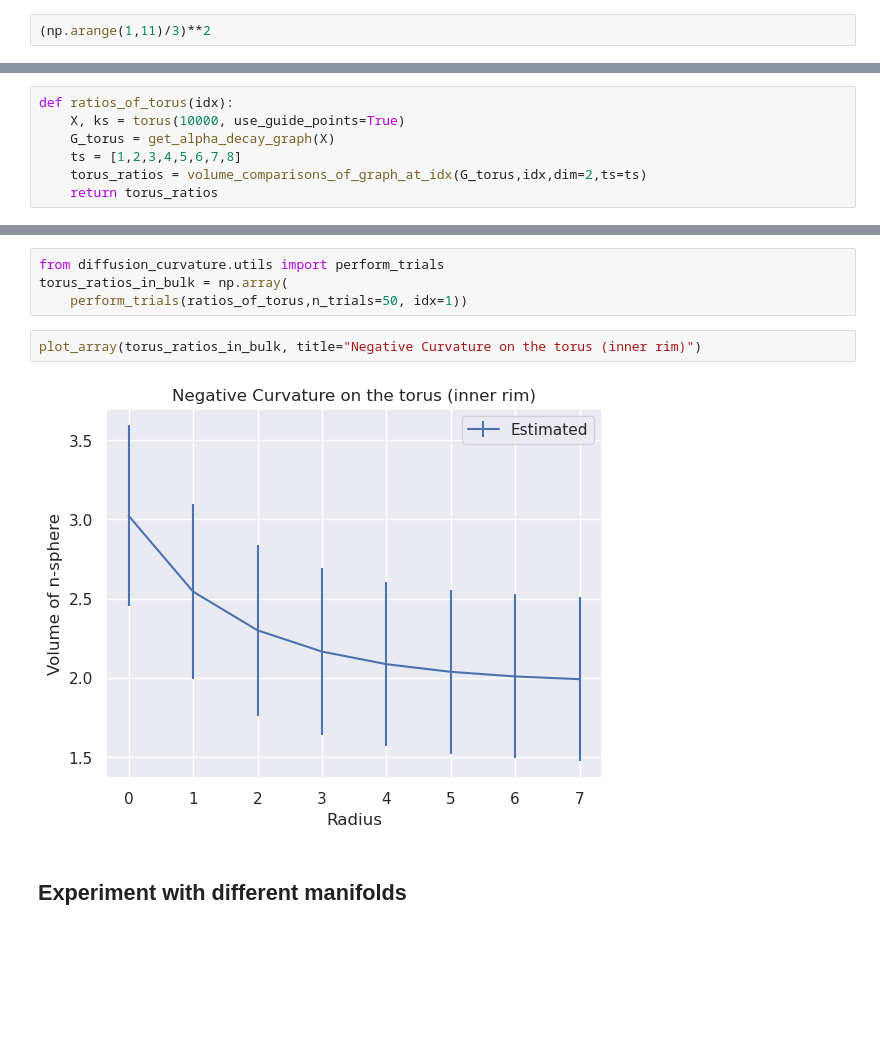
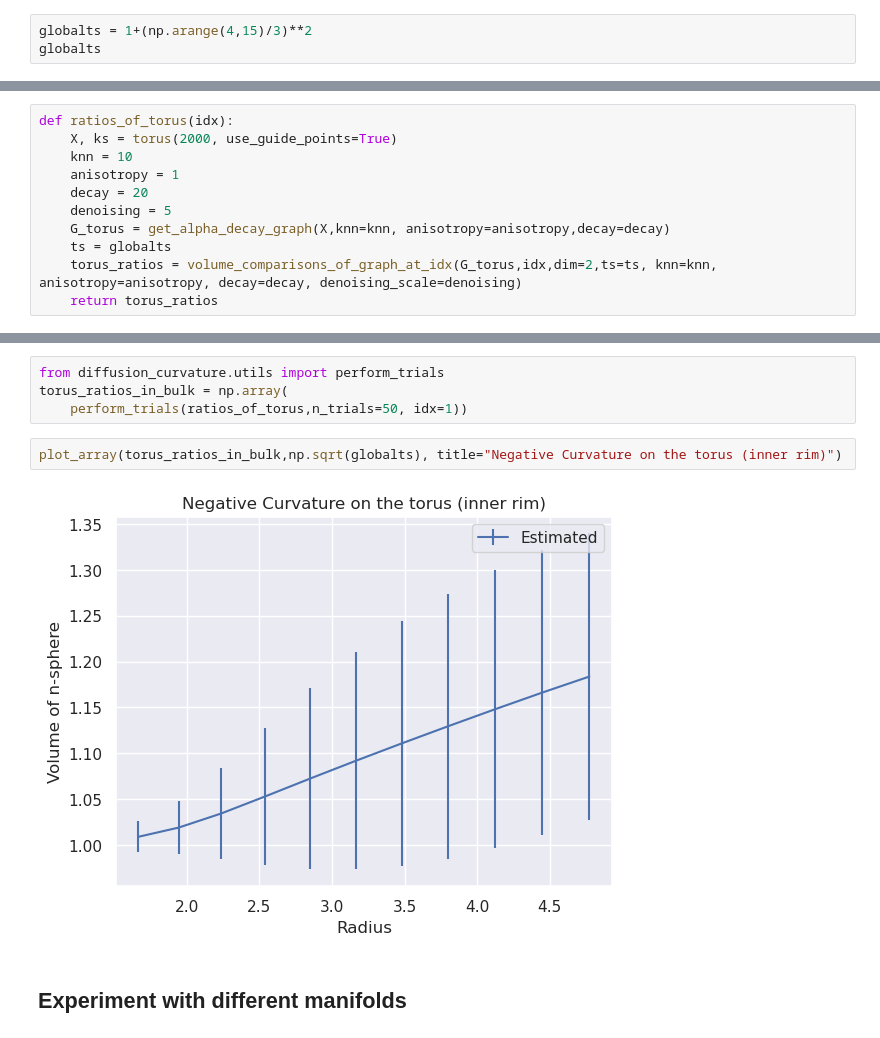
Before and after one commit to professorwug/diffusion_curvature_old, a Jupyter notebook: nbs/Curvature by Quadratic Fitting.ipynb, the cells around one changed output, grey strips where cells are left out. Cells and saved outputs as stored; diff of their text form; blank space fills up the shorter version.

```diff
--- a/nbs/Curvature by Quadratic Fitting.ipynb
+++ b/nbs/Curvature by Quadratic Fitting.ipynb
@@ -64,5 +111,6 @@ def extract_scalar_curvature(
 ### The Plane
 This is the most basic example. The volume ratios here should be flat.
 # %%
-(np.arange(1,11)/3)**2
+globalts = 1+(np.arange(4,15)/3)**2
+globalts
 # %% [output]
@@ -106,8 +156,12 @@ Coeffs are [-0.01564417  0.21658739 -0.91603003  3.05417879]
 The torus contains regions of both negative and positive curvature, allowing us to examine how the method responds to each of these.
 # %%
 def ratios_of_torus(idx):
-    X, ks = torus(10000, use_guide_points=True)
-    G_torus = get_alpha_decay_graph(X)
-    ts = [1,2,3,4,5,6,7,8]
-    torus_ratios = volume_comparisons_of_graph_at_idx(G_torus,idx,dim=2,ts=ts)
+    X, ks = torus(2000, use_guide_points=True)
+    knn = 10
+    anisotropy = 1
+    decay = 20
+    denoising = 5
+    G_torus = get_alpha_decay_graph(X,knn=knn, anisotropy=anisotropy,decay=decay)
+    ts = globalts
+    torus_ratios = volume_comparisons_of_graph_at_idx(G_torus,idx,dim=2,ts=ts, knn=knn, anisotropy=anisotropy, decay=decay, denoising_scale=denoising)
     return torus_ratios
@@ -124,9 +191,9 @@ from diffusion_curvature.utils import perform_trials
 torus_ratios_in_bulk = np.array(
     perform_trials(ratios_of_torus,n_trials=50, idx=1))
 # %%
-plot_array(torus_ratios_in_bulk, title="Negative Curvature on the torus (inner rim)")
+plot_array(torus_ratios_in_bulk,np.sqrt(globalts), title="Negative Curvature on the torus (inner rim)")
 # %% [output]
-[figure, old version]
+[figure, new version]
 # %% [markdown]
 ## Experiment with different manifolds
 # %% [markdown]
```
Also changed, not shown: parts of 34 cells of this notebook, 24 other files.
